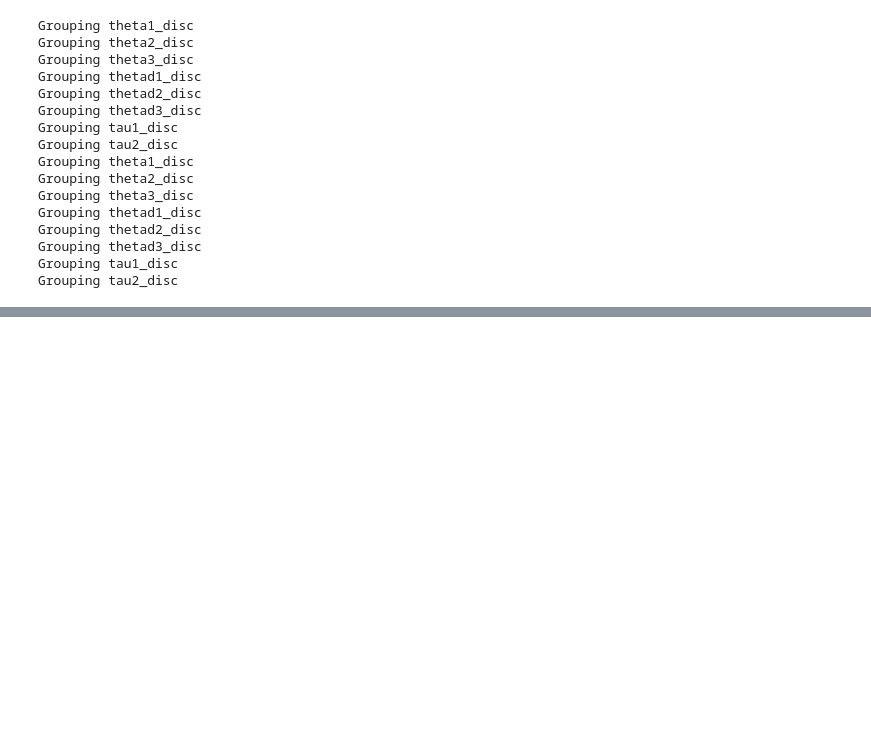
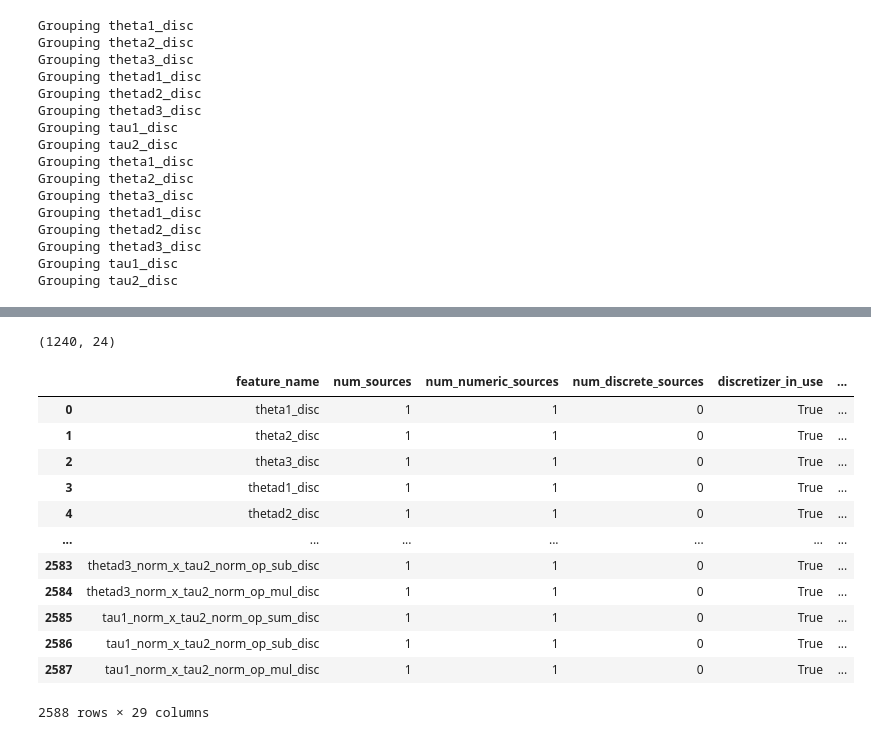
Before and after one commit to FernandoFavoretti/master_AutoML, a Jupyter notebook: articles/ExplorKit.ipynb, the cells around one changed output, grey strips where cells are left out. Drawn from its saved outputs; the diff is of its cells as text; code cells hidden in the pictures; blank space fills up the shorter version.

```diff
--- a/articles/ExplorKit.ipynb
+++ b/articles/ExplorKit.ipynb
@@ -342,2 +418,0 @@ p
-# %%
-x = X_train.head(10)['theta1'].values
@@ -380,0 +568,13 @@ pymit.H_cond(x, p, bins=10)
+# %%
+X_train = X_train.fillna(X_train.mean())
+# %%
+%%time
+t_test_statistic_candidate_df = pd.DataFrame()
+general_meta_feature_candidates = pd.DataFrame()
+
+for k, v in created_features_dict.items():
+    tmp_t_test_statistic_candidate_df = candidate_mi_and_stattest(k, X_train.copy(), y_train.copy(), X_train_ori.copy())
+    tmp_general_meta_feature_candidates = generic_meta_features(k, X_train.copy())
+
+    t_test_statistic_candidate_df = t_test_statistic_candidate_df.append(tmp_t_test_statistic_candidate_df)
+    general_meta_feature_candidates = general_meta_feature_candidates.append(tmp_general_meta_feature_candidates)
@@ -380,0 +584,22 @@ pymit.H_cond(x, p, bins=10)
+# %%
+final_df = general_meta_feature_candidates.merge(t_test_statistic_candidate_df, on='feature_name')
+# %%
+general_meta_feature_candidates.shape
+# %% [output]
+(1240, 24)
+# %%
+final_df
+# %% [output]
+|  | feature_name | num_sources | num_numeric_sources | num_discrete_sources | discretizer_in_use | ... |
+| 0 | theta1_disc | 1 | 1 | 0 | True | ... |
+| 1 | theta2_disc | 1 | 1 | 0 | True | ... |
+| 2 | theta3_disc | 1 | 1 | 0 | True | ... |
+| 3 | thetad1_disc | 1 | 1 | 0 | True | ... |
+| 4 | thetad2_disc | 1 | 1 | 0 | True | ... |
+| ... | ... | ... | ... | ... | ... | ... |
+| 2583 | thetad3_norm_x_tau2_norm_op_sub_disc | 1 | 1 | 0 | True | ... |
+| 2584 | thetad3_norm_x_tau2_norm_op_mul_disc | 1 | 1 | 0 | True | ... |
+| 2585 | tau1_norm_x_tau2_norm_op_sum_disc | 1 | 1 | 0 | True | ... |
+| 2586 | tau1_norm_x_tau2_norm_op_sub_disc | 1 | 1 | 0 | True | ... |
+| 2587 | tau1_norm_x_tau2_norm_op_mul_disc | 1 | 1 | 0 | True | ... |
+2588 rows × 29 columns
```
Also changed, not shown: parts of 25 cells of this notebook.
